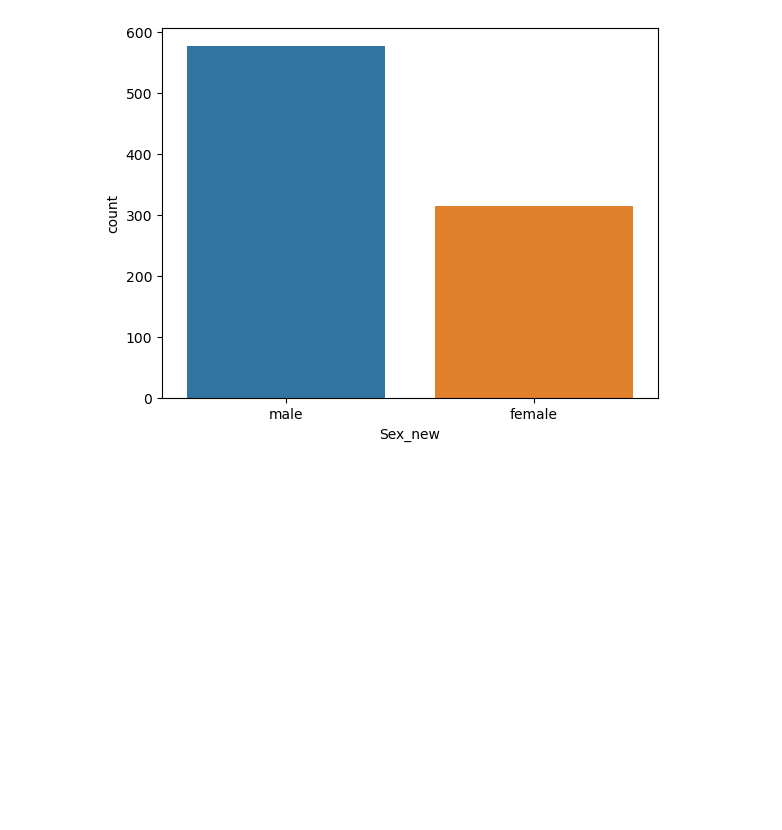
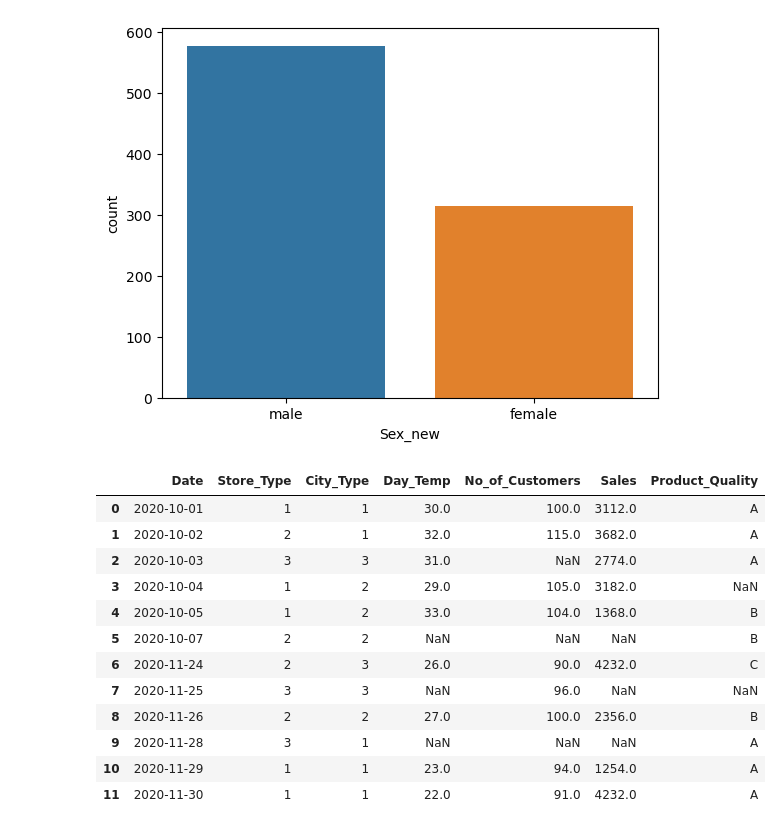
Before and after one commit to Lakshan-Chamoditha-Perera/Introduction-to-Machine-Learning, a Jupyter notebook: Week_5/Data Handling Notebook.ipynb, the cells around one changed output. Saved outputs shown, nothing was run; the diff lists cells and outputs as text; code cells hidden in the pictures; blank space fills up the shorter version.

```diff
--- a/Week_5/Data Handling Notebook.ipynb
+++ b/Week_5/Data Handling Notebook.ipynb
@@ -188,3 +188,22 @@ sns.countplot(x='Sex_new', data=df_titanic) # plot
 # %% [output]
 <Axes: xlabel='Sex_new', ylabel='count'>
 [figure]
+# %%
+import pandas as pd
+
+df_sales = pd.read_excel("data/04 Handling Missing Data using Python_Saless.xlsx")
+df_sales
+# %% [output]
+|  | Date | Store_Type | City_Type | Day_Temp | No_of_Customers | Sales | Product_Quality |
+| 0 | 2020-10-01 | 1 | 1 | 30.0 | 100.0 | 3112.0 | A |
+| 1 | 2020-10-02 | 2 | 1 | 32.0 | 115.0 | 3682.0 | A |
+| 2 | 2020-10-03 | 3 | 3 | 31.0 | NaN | 2774.0 | A |
+| 3 | 2020-10-04 | 1 | 2 | 29.0 | 105.0 | 3182.0 | NaN |
+| 4 | 2020-10-05 | 1 | 2 | 33.0 | 104.0 | 1368.0 | B |
+| 5 | 2020-10-07 | 2 | 2 | NaN | NaN | NaN | B |
+| 6 | 2020-11-24 | 2 | 3 | 26.0 | 90.0 | 4232.0 | C |
+| 7 | 2020-11-25 | 3 | 3 | NaN | 96.0 | NaN | NaN |
+| 8 | 2020-11-26 | 2 | 2 | 27.0 | 100.0 | 2356.0 | B |
+| 9 | 2020-11-28 | 3 | 1 | NaN | NaN | NaN | A |
+| 10 | 2020-11-29 | 1 | 1 | 23.0 | 94.0 | 1254.0 | A |
+| 11 | 2020-11-30 | 1 | 1 | 22.0 | 91.0 | 4232.0 | A |
```
Also changed, not shown: parts of 6 cells of this notebook, 11 other files.
